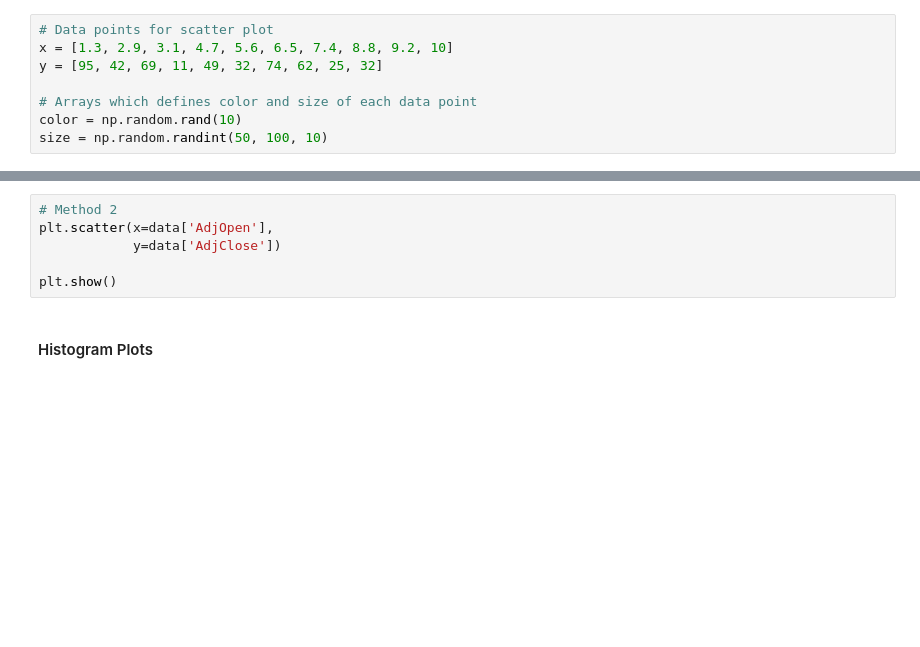
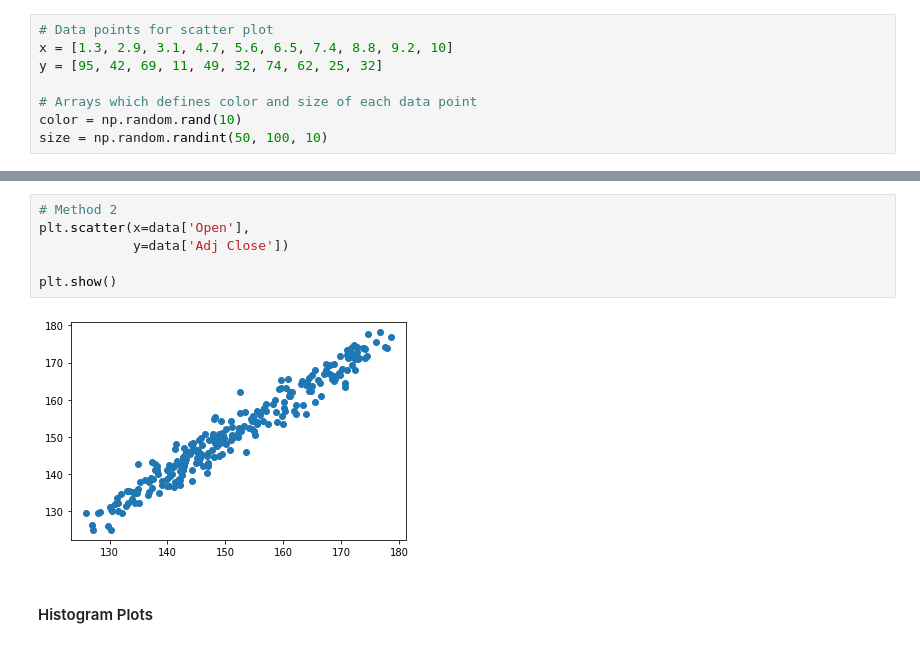
Before and after one commit to caiquemiranda/python-basics-II, a Jupyter notebook: 11-Data-Visualization-with-Matplotlib.ipynb, the cells around one changed output, grey strips where cells are left out. Drawn from its saved outputs; the diff is of its cells as text; blank space fills up the shorter version.

```diff
--- a/11-Data-Visualization-with-Matplotlib.ipynb
+++ b/11-Data-Visualization-with-Matplotlib.ipynb
@@ -322,9 +399,11 @@ plt.show()
 # %%
 # Method 2
-plt.scatter(x=data['AdjOpen'],
-            y=data['AdjClose'])
+plt.scatter(x=data['Open'],
+            y=data['Adj Close'])
 
 plt.show()
+# %% [output]
+[figure, added]
 # %% [markdown]
 #### Histogram Plots
 # %%
```
Also changed, not shown: parts of 54 cells of this notebook, 2 other files.
